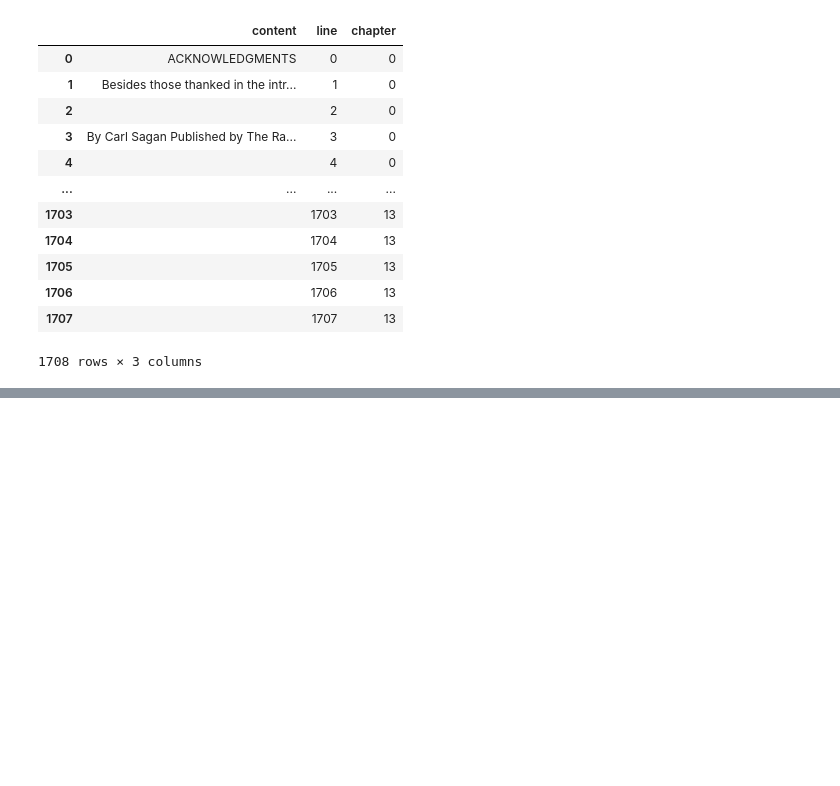
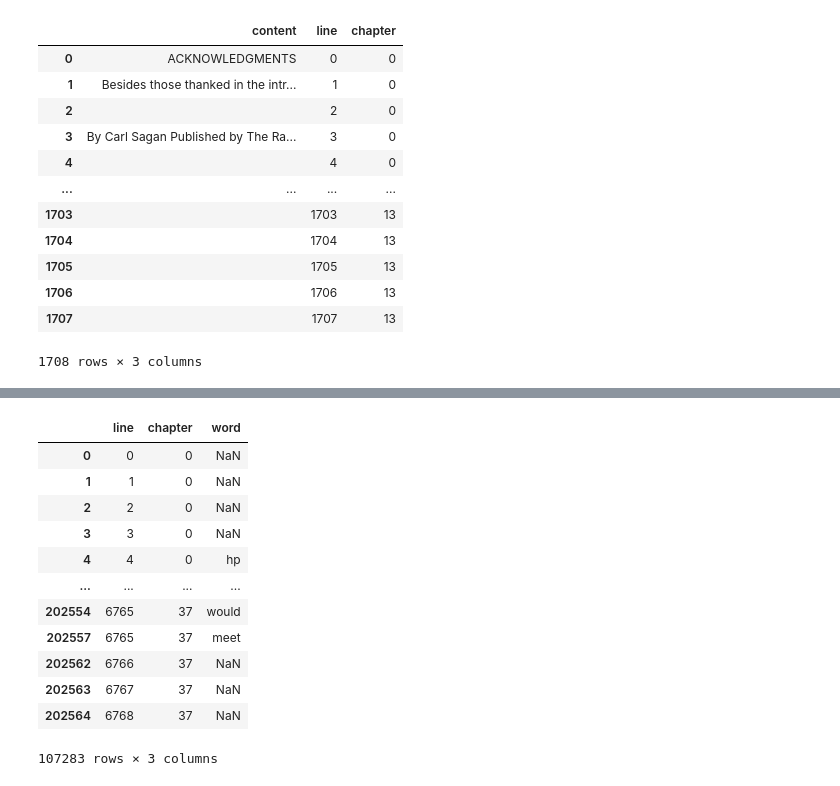
Before and after one commit to miricel/DM-project, a Jupyter notebook: project.ipynb, the cells around one changed output, grey strips where cells are left out. Saved outputs shown, nothing was run; the diff lists cells and outputs as text; code cells hidden in the pictures; blank space fills up the shorter version.

```diff
--- a/project.ipynb
+++ b/project.ipynb
@@ -281,0 +310,19 @@ SyntaxError: invalid syntax (<ipython-input-180-fb9b337b2d18>, line 14)
+# %%
+
+harrypotter_df = filter(harrypotter_df, ~_.word.isin(stopwords.words('english')))
+harrypotter_df = filter(harrypotter_df,~_.word.isin(punctuation_signs))
+harrypotter_df
+# %% [output]
+|  | line | chapter | word |
+| 0 | 0 | 0 | NaN |
+| 1 | 1 | 0 | NaN |
+| 2 | 2 | 0 | NaN |
+| 3 | 3 | 0 | NaN |
+| 4 | 4 | 0 | hp |
+| ... | ... | ... | ... |
+| 202554 | 6765 | 37 | would |
+| 202557 | 6765 | 37 | meet |
+| 202562 | 6766 | 37 | NaN |
+| 202563 | 6767 | 37 | NaN |
+| 202564 | 6768 | 37 | NaN |
+107283 rows × 3 columns
```
Also changed, not shown: parts of 6 cells of this notebook.
